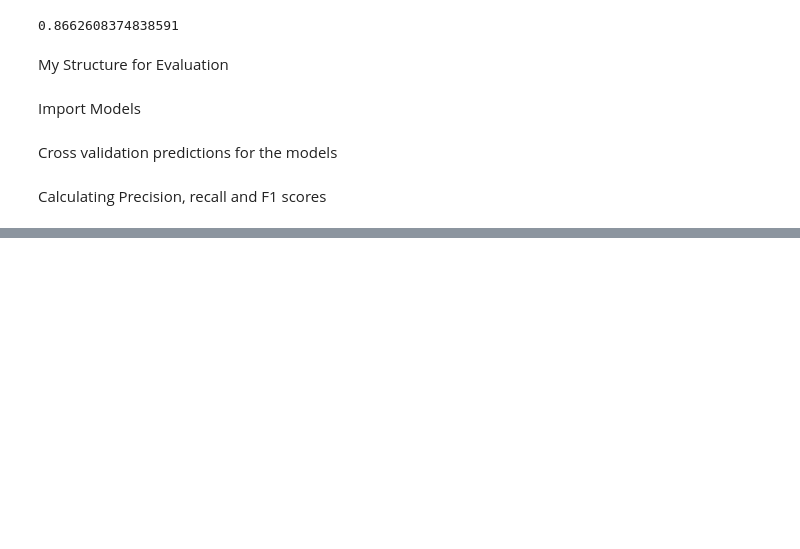
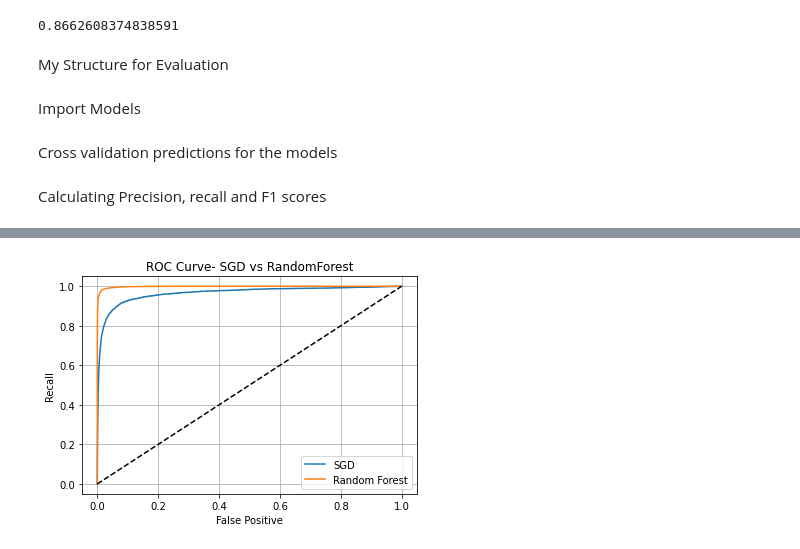
Before and after one commit to tharindatj/HandsOnMachinerLearning, a Jupyter notebook: classification_chapter3.ipynb, the cells around one changed output, grey strips where cells are left out. Cells and saved outputs as stored; diff of their text form; code cells hidden in the pictures; blank space fills up the shorter version.

```diff
--- a/classification_chapter3.ipynb
+++ b/classification_chapter3.ipynb
@@ -254,0 +305,13 @@ precision_score_SGD = precision_score
+# %%
+#plotting the ROC Curve
+plt.title('ROC Curve- SGD vs RandomForest')
+plt.plot(fpr_SGD, recall_ROC_SGD, label='SGD')
+plt.plot(fpr_RF, recall_ROC_RF, label='Random Forest')
+plt.plot([0,1],[0,1], 'k--')
+plt.legend(loc='lower right')
+plt.xlabel('False Positive')
+plt.ylabel('Recall')
+plt.grid(b=True)
+plt.show()
+# %% [output]
+[figure, added]
```
Also changed, not shown: parts of 6 cells of this notebook.
